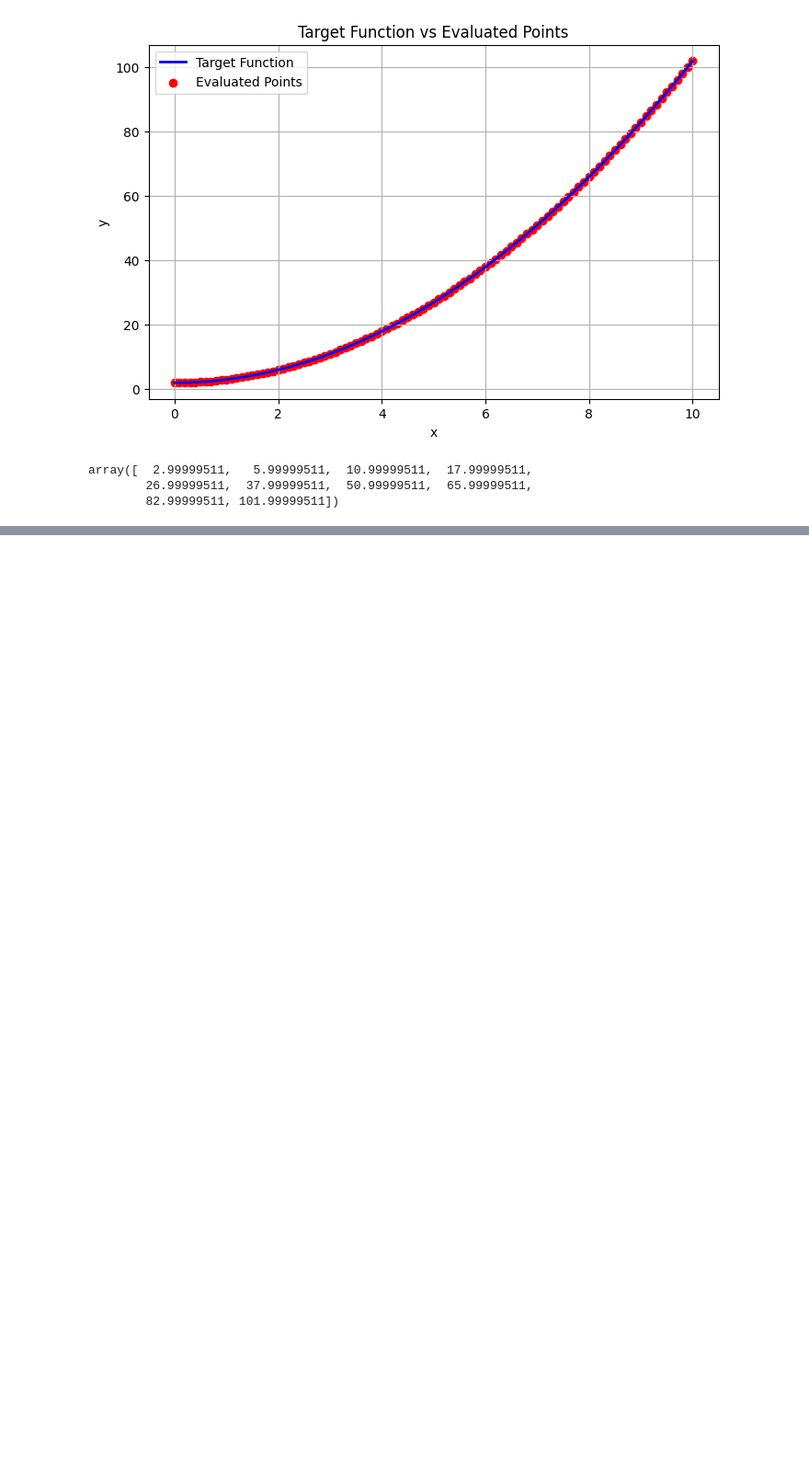
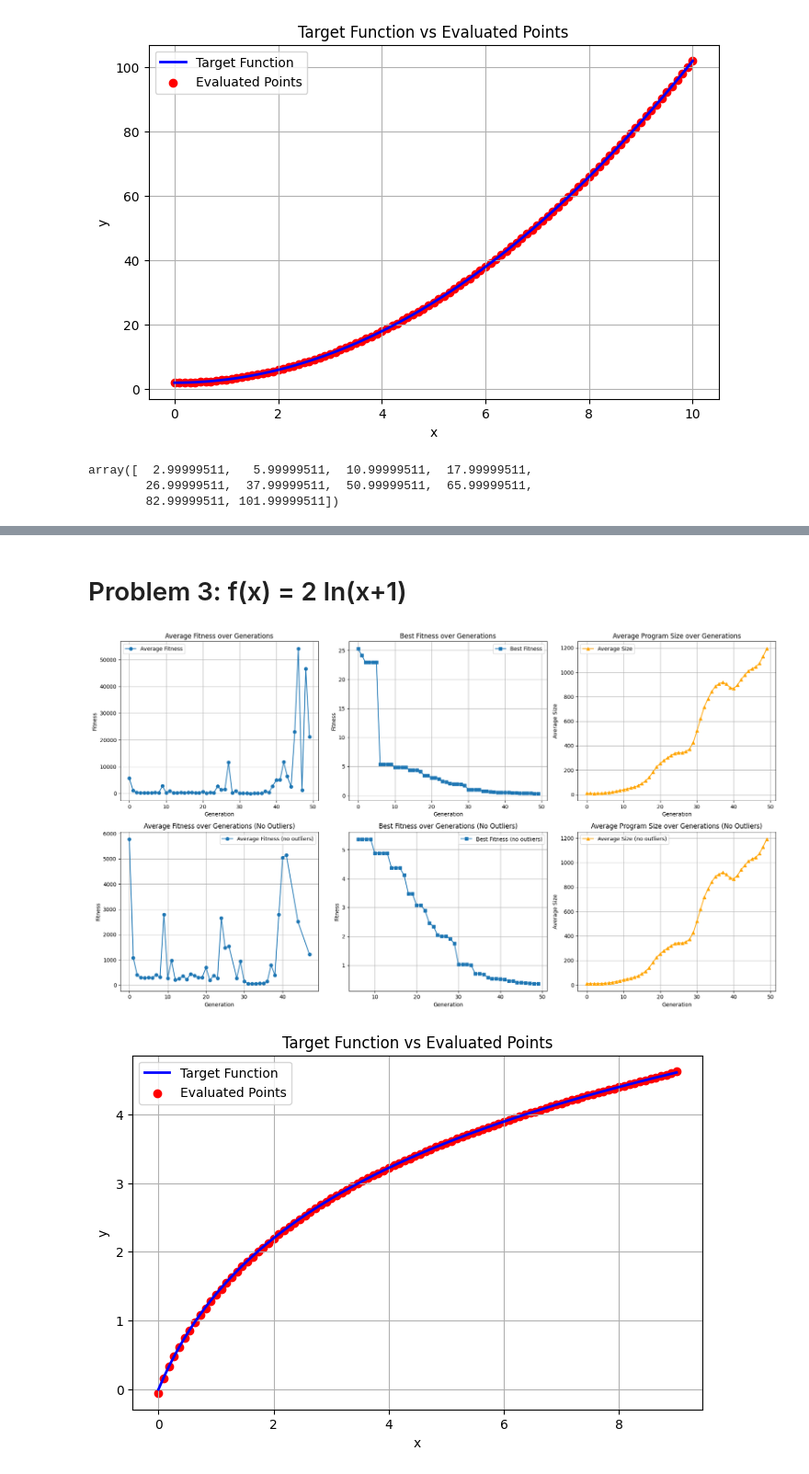
Before and after one commit to malekkonrad/genetic_programming, a Jupyter notebook: presentation.ipynb, the cells around one changed output, grey strips where cells are left out. Shown at 92% size. Drawn from its saved outputs; the diff is of its cells as text; code cells hidden in the pictures; blank space fills up the shorter version.

```diff
--- a/presentation.ipynb
+++ b/presentation.ipynb
@@ -84,0 +94,10 @@ problems.p4_a.plot()
+# %% [markdown]
+# Problem 3: f(x) = 2 ln(x+1)
+# %%
+problem = problems.p3_b
+problem.hist.plot()
+problem.plot()
+#problem.to_mp4()
+# %% [output]
+[figure, added]
+[figure, added]
```
Also changed, not shown: parts of 20 cells of this notebook, 10 other files.
